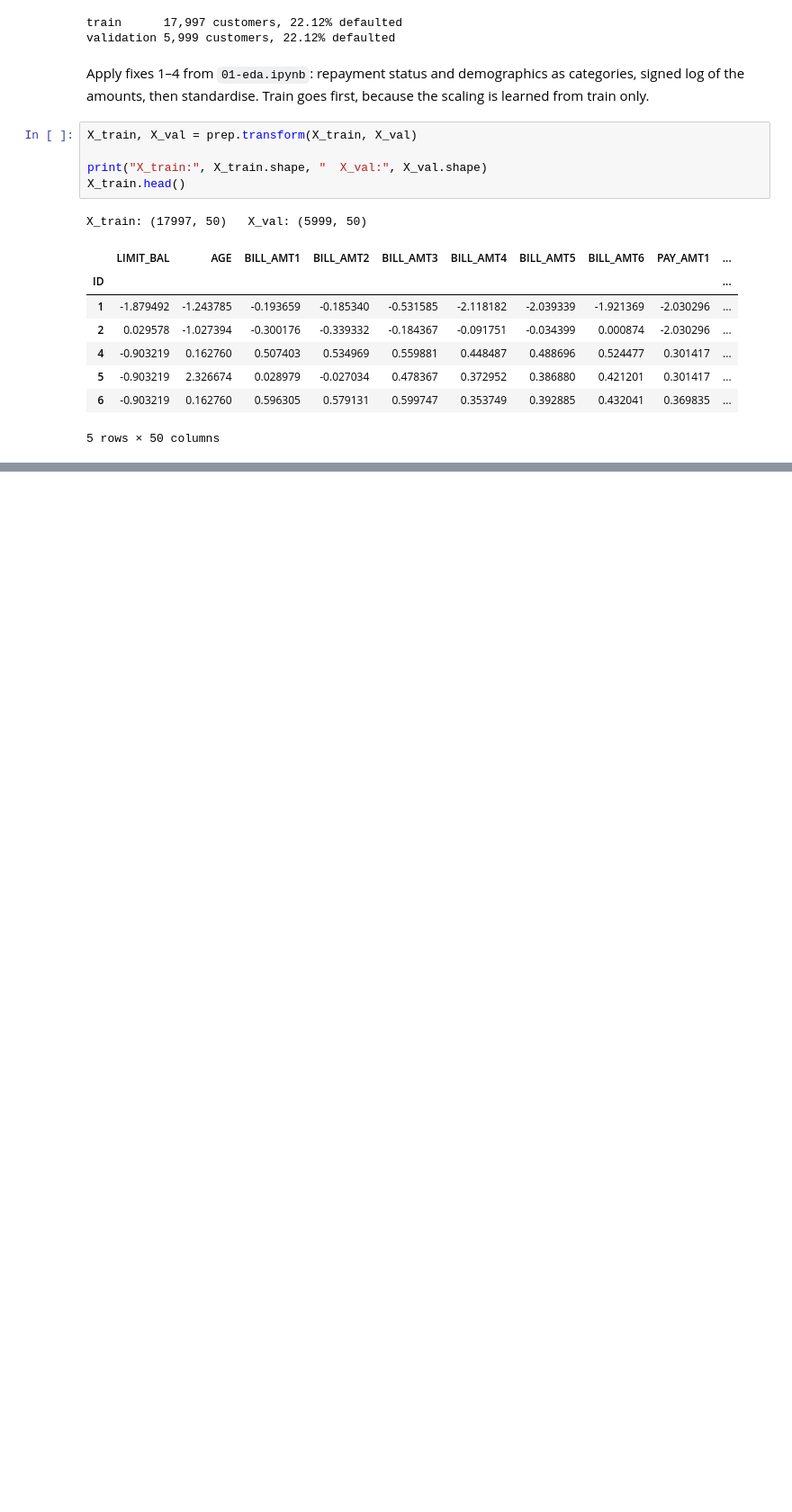
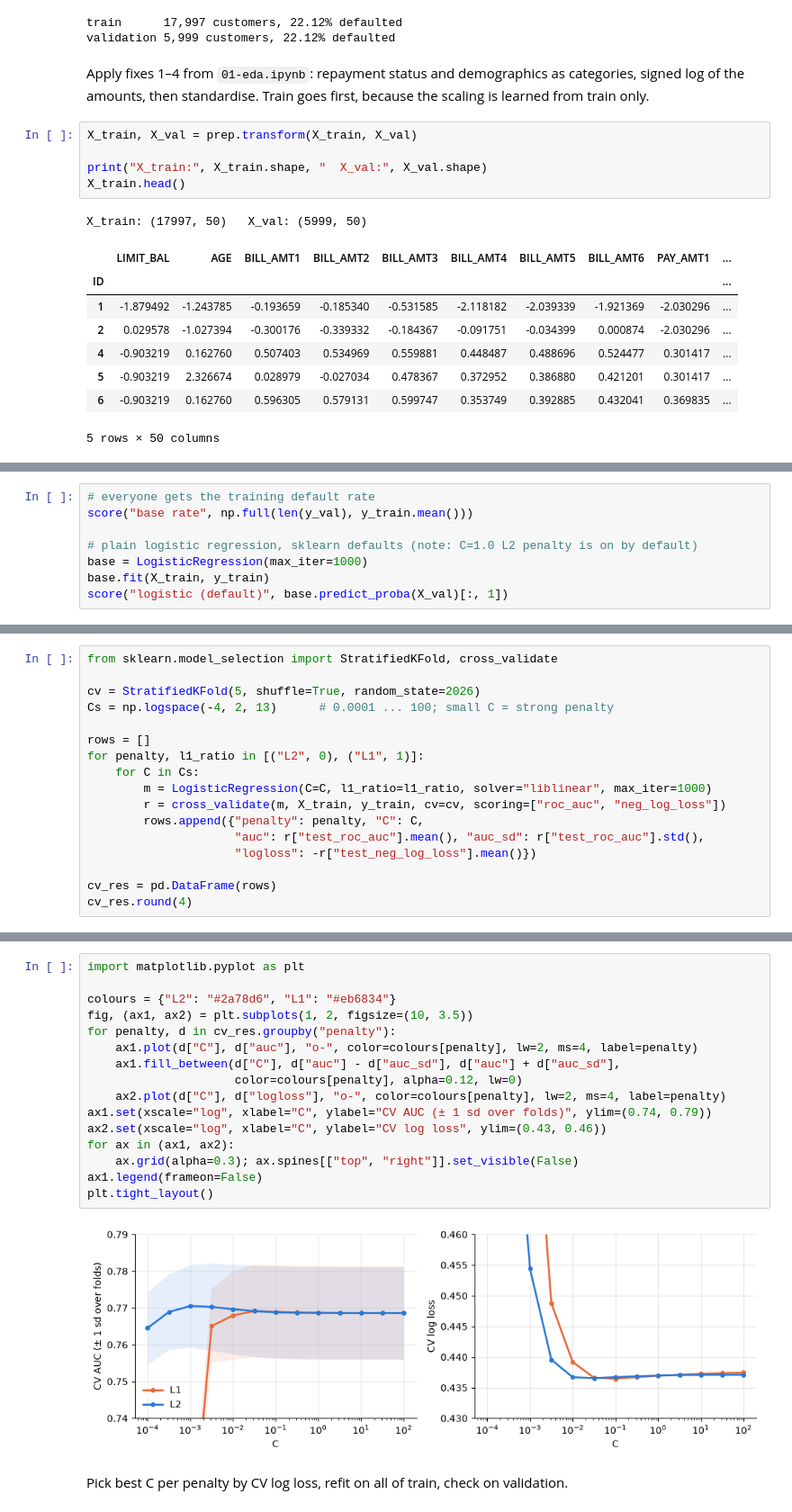
Before and after one commit to Oscar339/dst-sprint1, a Jupyter notebook: Oscar/02-logistic-regression.ipynb, the cells around one changed output, grey strips where cells are left out. Shown at 90% size. Drawn from its saved outputs; the diff is of its cells as text; blank space fills up the shorter version.

Commit message:
Oscar: logistic regression baseline and C / L1 vs L2 tuning
Co-Authored-By: Claude Opus 5.5 <noreply@anthropic.com>

```diff
--- a/Oscar/02-logistic-regression.ipynb
+++ b/Oscar/02-logistic-regression.ipynb
@@ -40,0 +57,8 @@ X_train: (17997, 50)   X_val: (5999, 50)
+# %%
+# everyone gets the training default rate
+score("base rate", np.full(len(y_val), y_train.mean()))
+
+# plain logistic regression, sklearn defaults (note: C=1.0 L2 penalty is on by default)
+base = LogisticRegression(max_iter=1000)
+base.fit(X_train, y_train)
+score("logistic (default)", base.predict_proba(X_val)[:, 1])
@@ -40,0 +72,17 @@ X_train: (17997, 50)   X_val: (5999, 50)
+# %%
+from sklearn.model_selection import StratifiedKFold, cross_validate
+
+cv = StratifiedKFold(5, shuffle=True, random_state=2026)
+Cs = np.logspace(-4, 2, 13)      # 0.0001 ... 100; small C = strong penalty
+
+rows = []
+for penalty, l1_ratio in [("L2", 0), ("L1", 1)]:
+    for C in Cs:
+        m = LogisticRegression(C=C, l1_ratio=l1_ratio, solver="liblinear", max_iter=1000)
+        r = cross_validate(m, X_train, y_train, cv=cv, scoring=["roc_auc", "neg_log_loss"])
+        rows.append({"penalty": penalty, "C": C,
+                     "auc": r["test_roc_auc"].mean(), "auc_sd": r["test_roc_auc"].std(),
+                     "logloss": -r["test_neg_log_loss"].mean()})
+
+cv_res = pd.DataFrame(rows)
+cv_res.round(4)
@@ -40,0 +107,20 @@ X_train: (17997, 50)   X_val: (5999, 50)
+# %%
+import matplotlib.pyplot as plt
+
+colours = {"L2": "#2a78d6", "L1": "#eb6834"}
+fig, (ax1, ax2) = plt.subplots(1, 2, figsize=(10, 3.5))
+for penalty, d in cv_res.groupby("penalty"):
+    ax1.plot(d["C"], d["auc"], "o-", color=colours[penalty], lw=2, ms=4, label=penalty)
+    ax1.fill_between(d["C"], d["auc"] - d["auc_sd"], d["auc"] + d["auc_sd"],
+                     color=colours[penalty], alpha=0.12, lw=0)
+    ax2.plot(d["C"], d["logloss"], "o-", color=colours[penalty], lw=2, ms=4, label=penalty)
+ax1.set(xscale="log", xlabel="C", ylabel="CV AUC (± 1 sd over folds)", ylim=(0.74, 0.79))
+ax2.set(xscale="log", xlabel="C", ylabel="CV log loss", ylim=(0.43, 0.46))
+for ax in (ax1, ax2):
+    ax.grid(alpha=0.3); ax.spines[["top", "right"]].set_visible(False)
+ax1.legend(frameon=False)
+plt.tight_layout()
+# %% [output]
+[figure, added]
+# %% [markdown]
+Pick best C per penalty by CV log loss, refit on all of train, check on validation.
```
Also changed, not shown: parts of 6 cells of this notebook.
